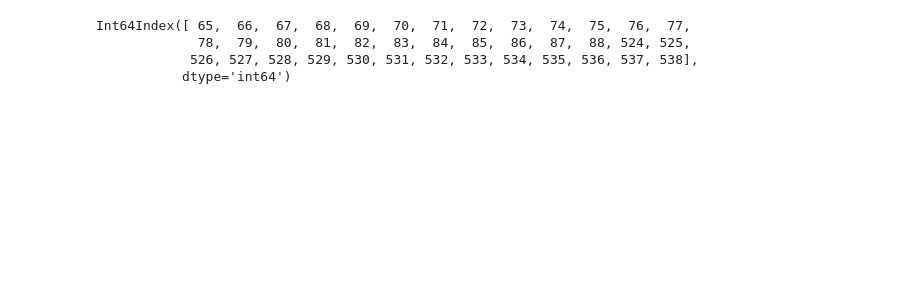
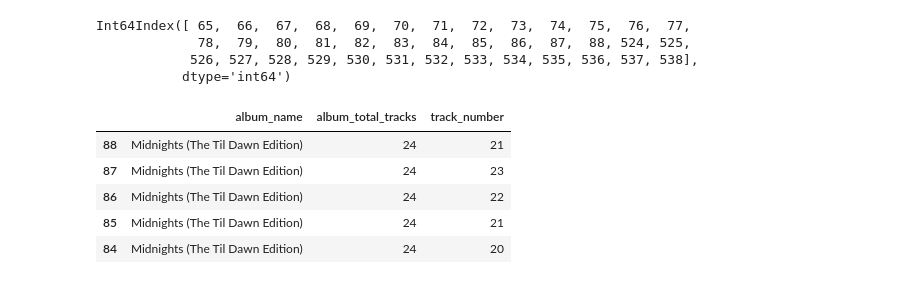
Before and after one commit to oscarmarinoa/Reto_Spotify_API, a Jupyter notebook: Código Tarea 2.ipynb, the cells around one changed output. Cells and saved outputs as stored; diff of their text form; code cells hidden in the pictures; blank space fills up the shorter version.

```diff
--- a/Código Tarea 2.ipynb
+++ b/Código Tarea 2.ipynb
@@ -443,3 +465,13 @@ Int64Index([ 65,  66,  67,  68,  69,  70,  71,  72,  73,  74,  75,  76,  77,
              78,  79,  80,  81,  82,  83,  84,  85,  86,  87,  88, 524, 525,
             526, 527, 528, 529, 530, 531, 532, 533, 534, 535, 536, 537, 538],
            dtype='int64')
+# %%
+# Registro con numero de canción erronea.
+df[['album_name', 'album_total_tracks', 'track_number']][df['album_name'] == 'Midnights (The Til Dawn Edition)'].sort_index(ascending=False).head()
+# %% [output]
+|  | album_name | album_total_tracks | track_number |
+| 88 | Midnights (The Til Dawn Edition) | 24 | 21 |
+| 87 | Midnights (The Til Dawn Edition) | 24 | 23 |
+| 86 | Midnights (The Til Dawn Edition) | 24 | 22 |
+| 85 | Midnights (The Til Dawn Edition) | 24 | 21 |
+| 84 | Midnights (The Til Dawn Edition) | 24 | 20 |
```
Also changed, not shown: parts of 22 cells of this notebook, 3 other files.
